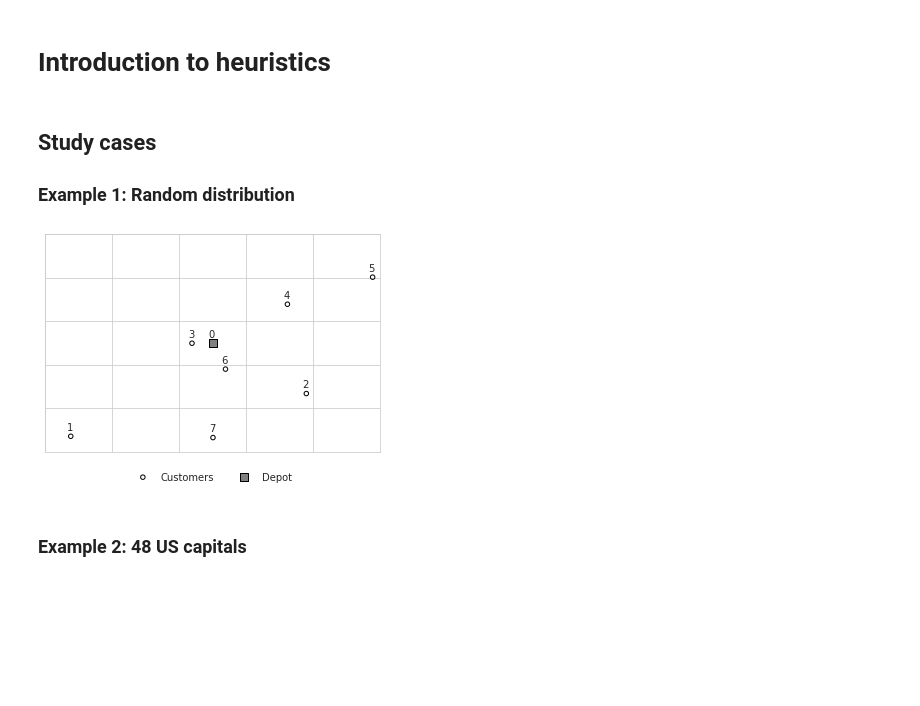
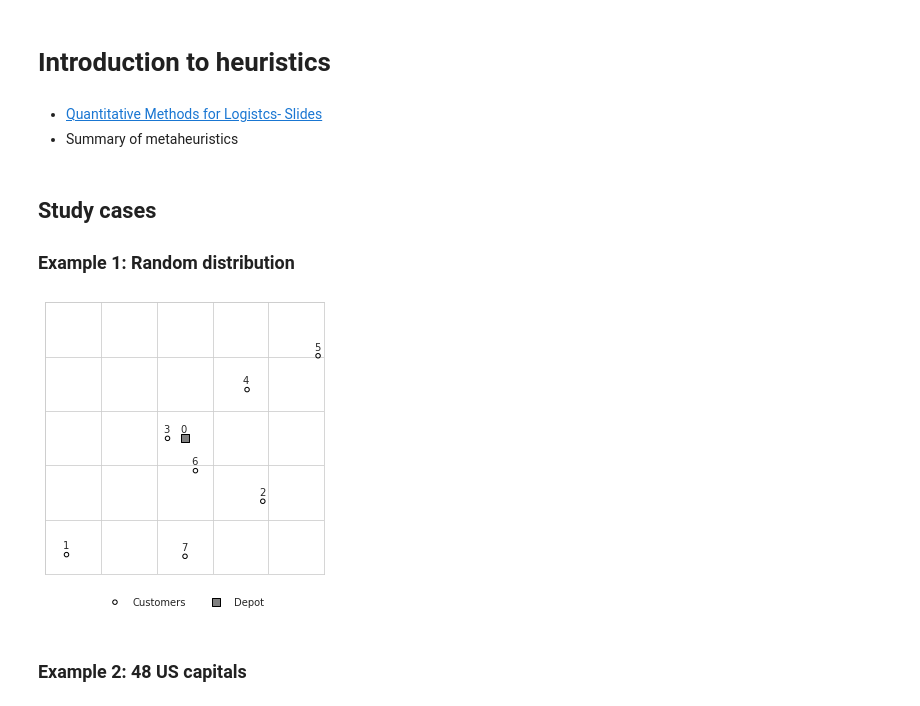
Before and after one commit to brenobeirigo/vrplot, a Jupyter notebook: introduction_to_heuristics.ipynb, the cells around one changed output. Cells and saved outputs as stored; diff of their text form; code cells hidden in the pictures; blank space fills up the shorter version.

```diff
--- a/introduction_to_heuristics.ipynb
+++ b/introduction_to_heuristics.ipynb
@@ -1,5 +1,8 @@
 # %% [markdown]
 # Introduction to heuristics
+# %% [markdown]
+- [Quantitative Methods for Logistcs- Slides](https://1drv.ms/p/s!AuEYB6vlajI42uUGY5zuLWSPDMirhA?e=dTRGfu)
+- Summary of metaheuristics
 # %%
 from pprint import pprint
 import itertools
@@ -17,15 +21,15 @@ np.random.seed(7)
 ### Example 1: Random distribution
 # %%
 n_customers = 7
-figsize = (8, 8)
+figsize = (5, 5)
 
 coords = util.get_random_nodes(n_customers)
 nodes = list(range(len(coords)))
 depot, customer_nodes = nodes[0], nodes[1:]
 
-static.draw_nodes(coords, nodes)
+static.draw_nodes(coords, nodes, figsize=figsize)
 # %% [output]
-[figure, old version]
+[figure, new version]
 # %% [markdown]
 ### Example 2: 48 US capitals
 # %%
```
Also changed, not shown: parts of 47 cells of this notebook.
